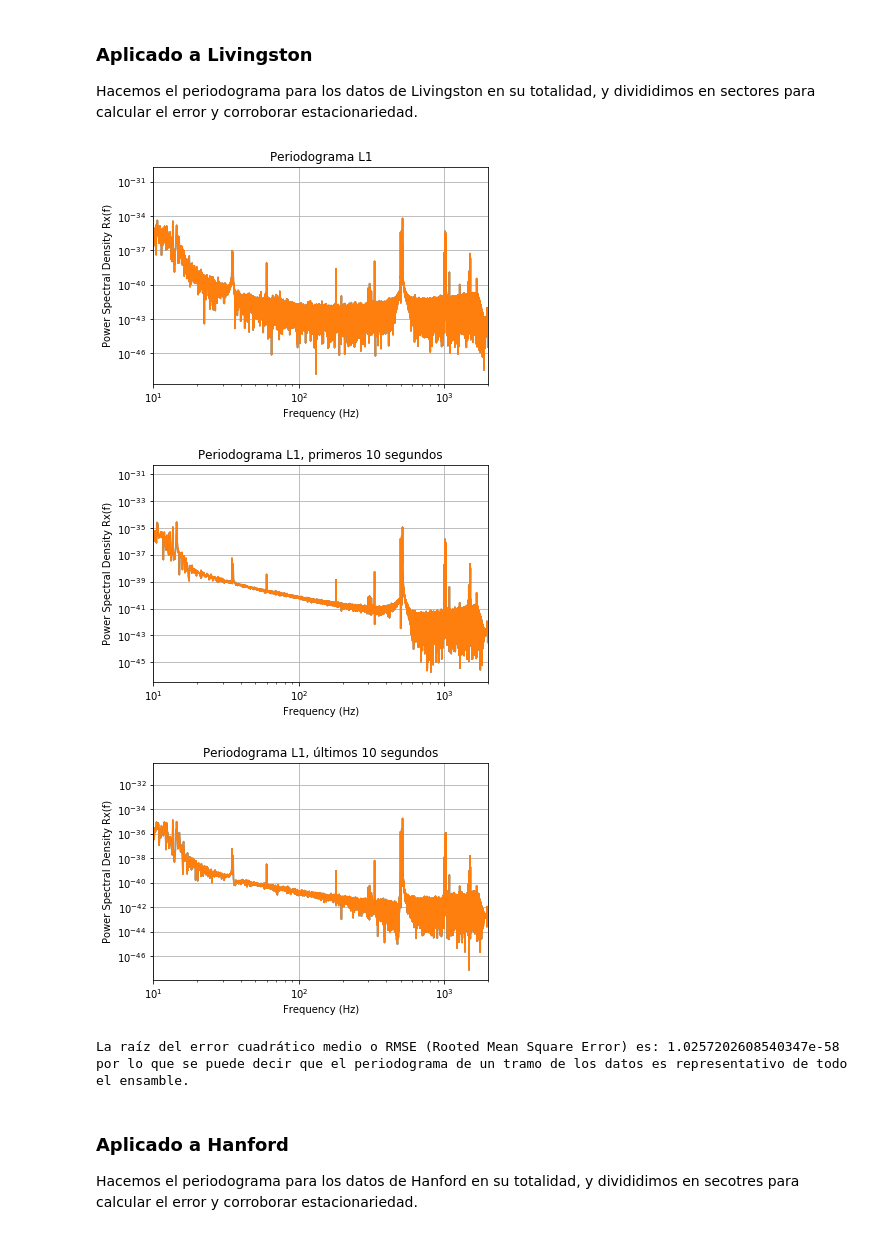
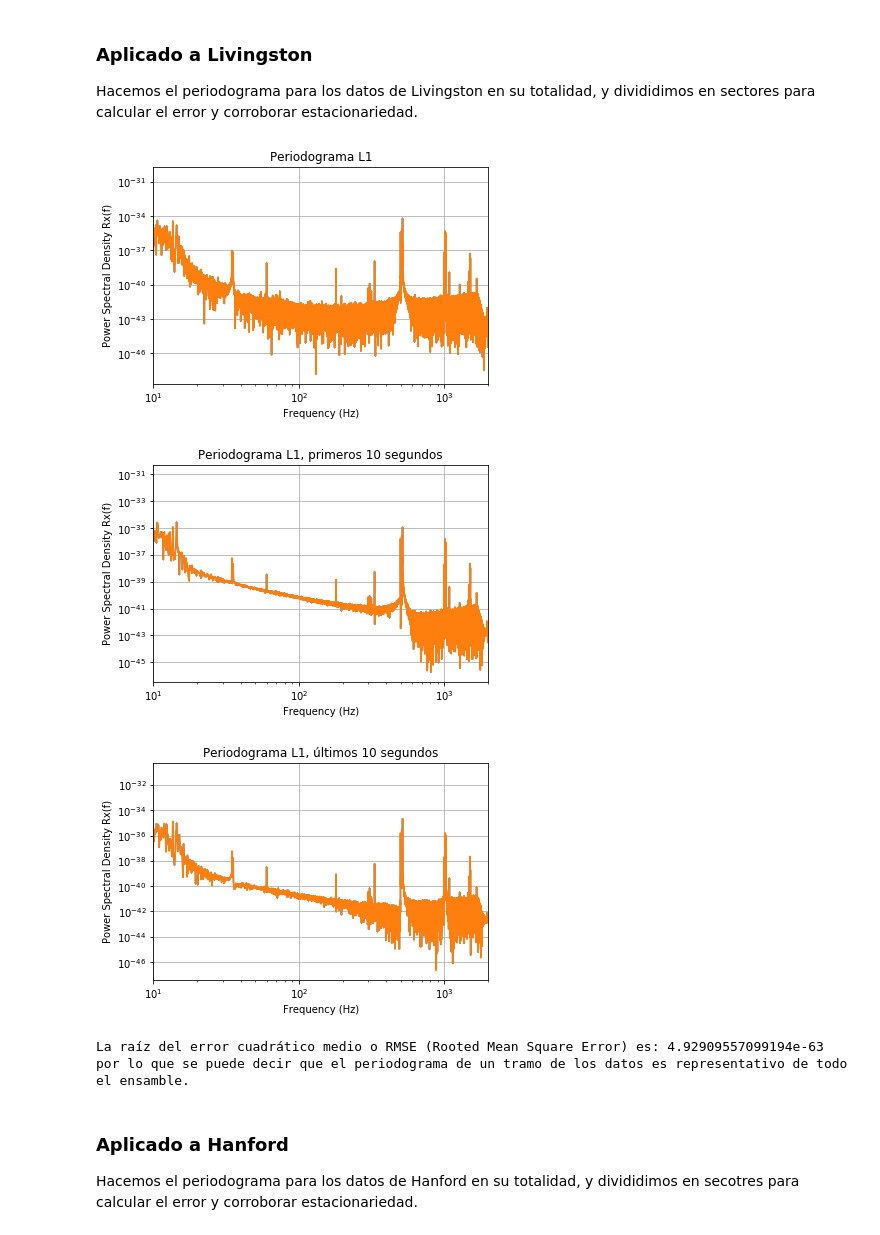
Before and after one commit to LuFernandez/PASA, a Jupyter notebook: TP1. Laboratorio de estimación no-paramétrica/Informe/Informe.ipynb, the cells around one changed output. Cells and saved outputs as stored; diff of their text form; code cells hidden in the pictures.

```diff
--- a/TP1. Laboratorio de estimación no-paramétrica/Informe/Informe.ipynb
+++ b/TP1. Laboratorio de estimación no-paramétrica/Informe/Informe.ipynb
@@ -45,15 +45,15 @@ def read_data(path, name):
   strain, time, chan_dict = rl.loaddata(path, name)
   dt = time[1] - time[0]
   times = dt*np.array([i for i in range(len(strain))])
-  return (strain, times, chan_dict, dt)
+  return (strain, times, chan_dict)
 
 fs = 4096
 folder_path = "PASA/TP1. Laboratorio de estimación no-paramétrica/LIGO/"
 # leemos los datos de Livingston
-strain_l1, times_l1, chan_dict_l1, dt_l1 = read_data(path=folder_path+'L-L1_LOSC_4_V2-1126259446-32.hdf5', name='L1')
+strain_l1, times_l1, chan_dict_l1 = read_data(path=folder_path+'L-L1_LOSC_4_V2-1126259446-32.hdf5', name='L1')
 
 # leemos los datos de Hanford
-strain_h1, time_h1, chan_dict_h1, dt_h1 = read_data(path=folder_path+'H-H1_LOSC_4_V2-1126259446-32.hdf5', name='H1')
+strain_h1, time_h1, chan_dict_h1 = read_data(path=folder_path+'H-H1_LOSC_4_V2-1126259446-32.hdf5', name='H1')
 # %% [markdown]
 ## Visualización de datos
 # %%
@@ -90,19 +90,19 @@ def periodogram(fs, data, figure_number, x_lim, title, plot=True):
 ### Aplicado a Livingston
 Hacemos el periodograma para los datos de Livingston en su totalidad, y divididimos en sectores para calcular el error y corroborar estacionariedad.
 # %%
-f_l1, Pxx_l1 = periodogram(fs=fs, data=strain_l1, figure_number=1, x_lim=(10, 2000), title="Periodograma L1")
-f_l1, Pxx_l1a = periodogram(fs=fs, data=strain_l1[:len(strain_l1)//3], figure_number=1, x_lim=(10, 2000), title="Periodograma L1, primeros 10 segundos")
-f_l1, Pxx_l1b = periodogram(fs=fs, data=strain_l1[int(len(strain_l1)*2/3):], figure_number=1, x_lim=(10, 2000), title="Periodograma L1, últimos 10 segundos")
+p_f_l1_tot, p_Pxx_l1_tot = periodogram(fs=fs, data=strain_l1, figure_number=1, x_lim=(10, 2000), title="Periodograma L1")
+p_f_l1_first, p_Pxx_l1_first = periodogram(fs=fs, data=strain_l1[:len(strain_l1)//3], figure_number=1, x_lim=(10, 2000), title="Periodograma L1, primeros 10 segundos")
+p_f_l1_last, p_Pxx_l1_last = periodogram(fs=fs, data=strain_l1[int(len(strain_l1)*2/3)+1:], figure_number=1, x_lim=(10, 2000), title="Periodograma L1, últimos 10 segundos")
 # %% [output]
 [figure]
 [figure]
-[figure, old version]
+[figure, new version]
 # %%
-rmse = np.square(np.abs(np.subtract(Pxx_l1a,Pxx_l1b[1:]))).mean()
+rmse = np.square(np.abs(np.subtract(Pxx_l1a,Pxx_l1b))).mean()
 print("La raíz del error cuadrático medio o RMSE (Rooted Mean Square Error) es:", rmse,
       "\npor lo que se puede decir que el periodograma de un tramo de los datos es representativo de todo el ensamble.")
 # %% [output]
-La raíz del error cuadrático medio o RMSE (Rooted Mean Square Error) es: 1.0257202608540347e-58
+La raíz del error cuadrático medio o RMSE (Rooted Mean Square Error) es: 4.92909557099194e-63
 por lo que se puede decir que el periodograma de un tramo de los datos es representativo de todo el ensamble.
 # %% [markdown]
 ### Aplicado a Hanford
```
Also changed, not shown: parts of 11 cells of this notebook.
